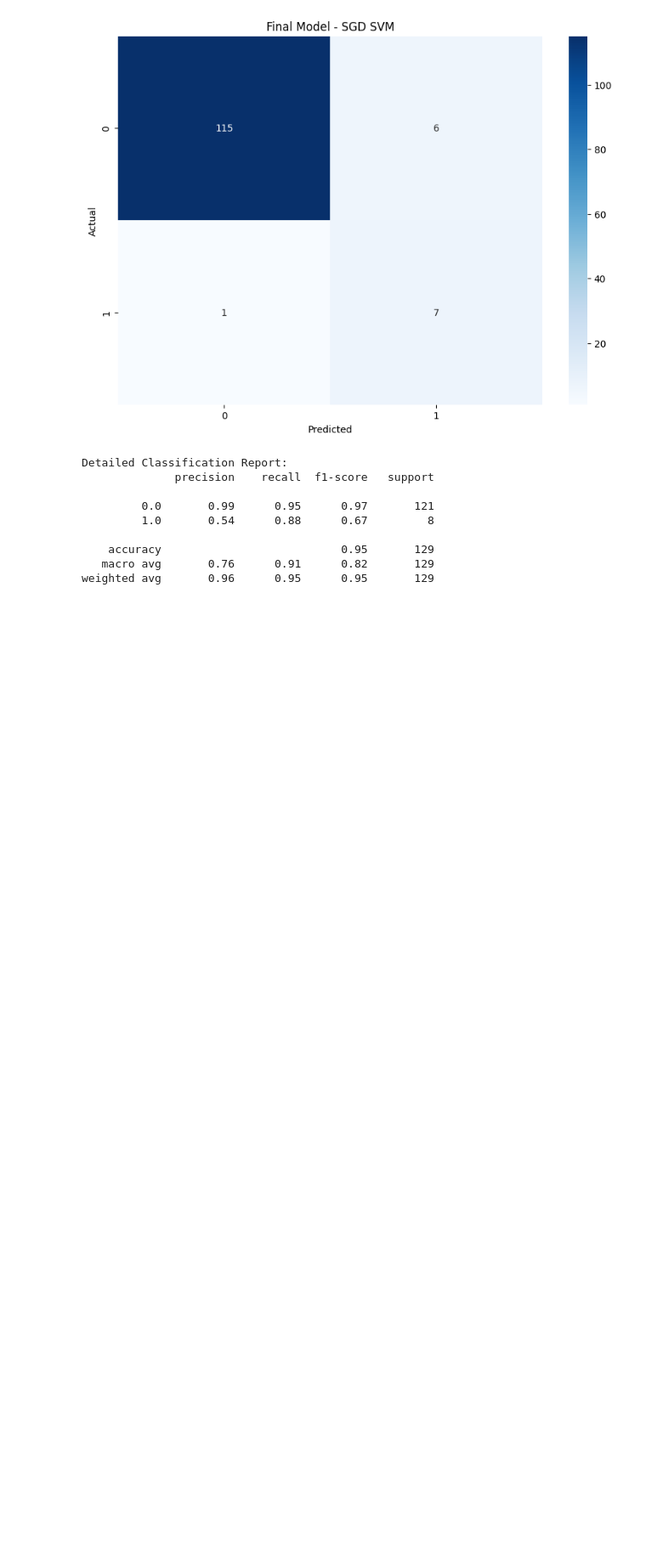
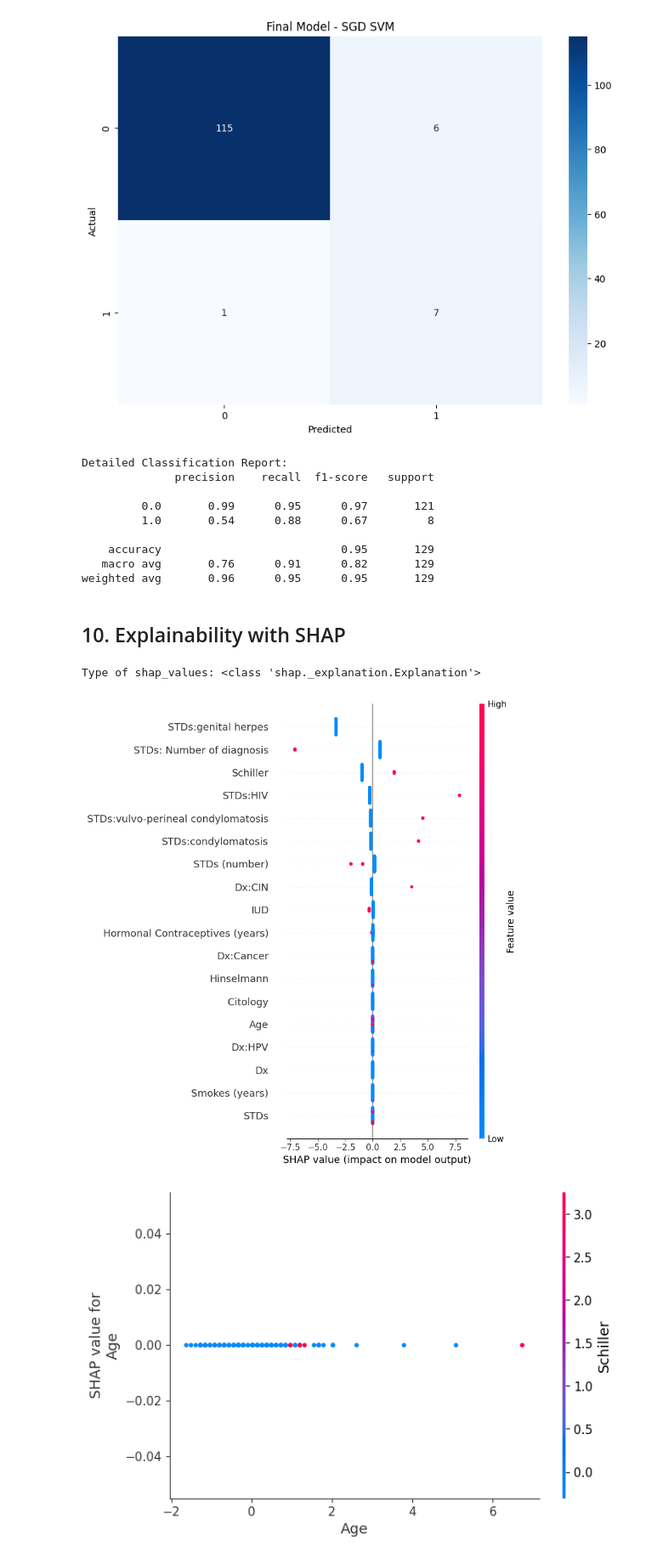
Before and after one commit to zikous/cancer-ml, a Jupyter notebook: notebook.ipynb, the cells around one changed output. Shown at 85% size. Saved outputs shown, nothing was run; the diff lists cells and outputs as text; code cells hidden in the pictures; blank space fills up the shorter version.

```diff
--- a/notebook.ipynb
+++ b/notebook.ipynb
@@ -397,3 +448,35 @@ Detailed Classification Report:
     accuracy                           0.95       129
    macro avg       0.76      0.91      0.82       129
 weighted avg       0.96      0.95      0.95       129
+# %% [markdown]
+## 10. Explainability with SHAP
+# %%
+# Initialize the SHAP explainer
+# Use TreeExplainer for tree-based models (e.g., Random Forest, XGBoost, LightGBM)
+if isinstance(best_model, (RandomForestClassifier, xgb.XGBClassifier, LGBMClassifier)):
+    explainer = shap.TreeExplainer(best_model)
+else:
+    explainer = shap.Explainer(best_model, X_train_full)
+
+# Calculate SHAP values for the test set
+shap_values = explainer(X_test)
+
+# Check the type of shap_values
+print(f"Type of shap_values: {type(shap_values)}")
+
+# Plot summary plot
+shap.summary_plot(shap_values, X_test, feature_names=input_df.columns)
+
+# Plot force plot for a single prediction
+sample_idx = 0  # You can change this index to see different samples
+shap.force_plot(explainer.expected_value, shap_values.values[sample_idx, :], X_test[sample_idx, :], feature_names=input_df.columns)
+
+# Plot dependence plot for a specific feature
+shap.dependence_plot("Age", shap_values.values, X_test, feature_names=input_df.columns)
+
+# Plot bar plot for global feature importance
+shap.plots.bar(shap_values)
+# %% [output]
+Type of shap_values: <class 'shap._explanation.Explanation'>
+[figure, added]
+[figure, added]
```
Also changed, not shown: parts of 24 cells of this notebook, 5 other files.
